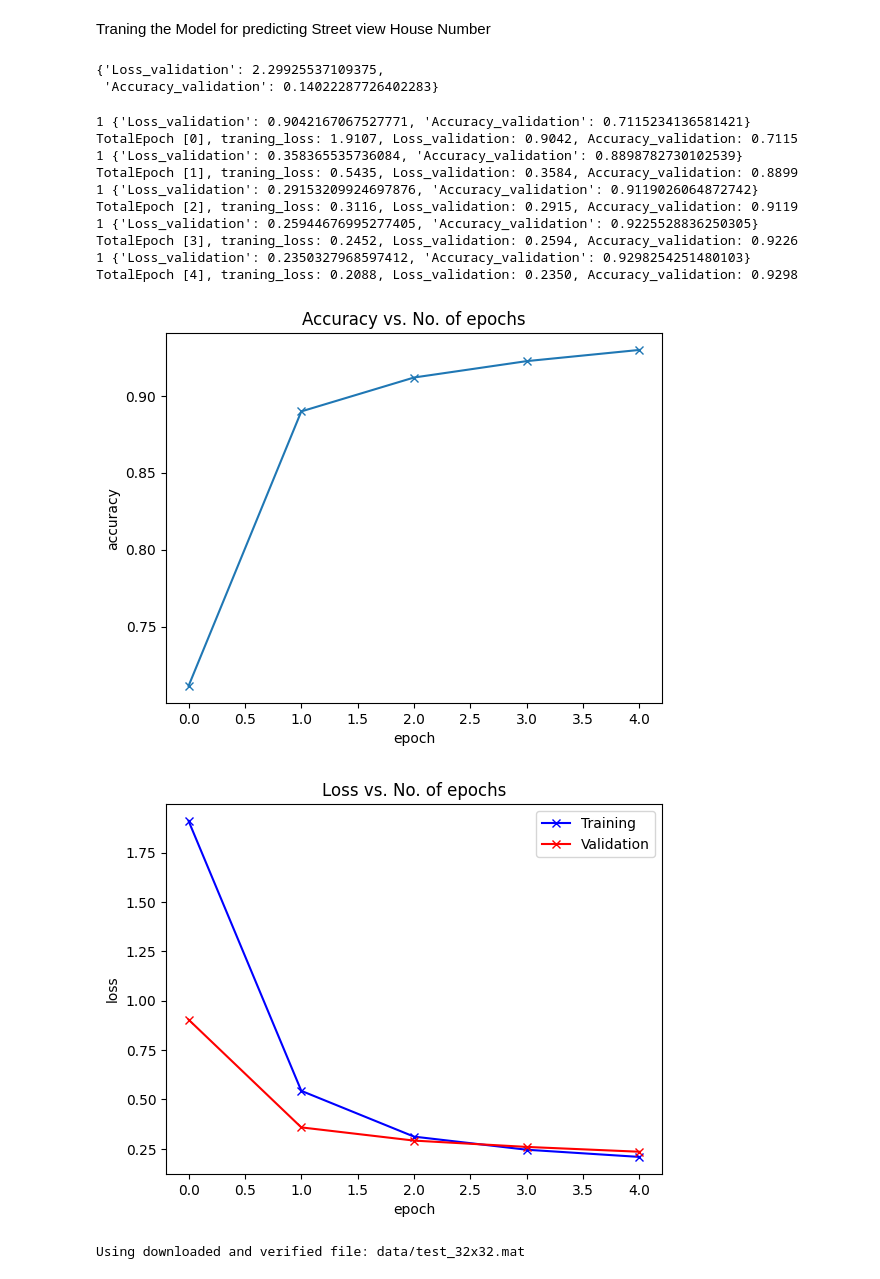
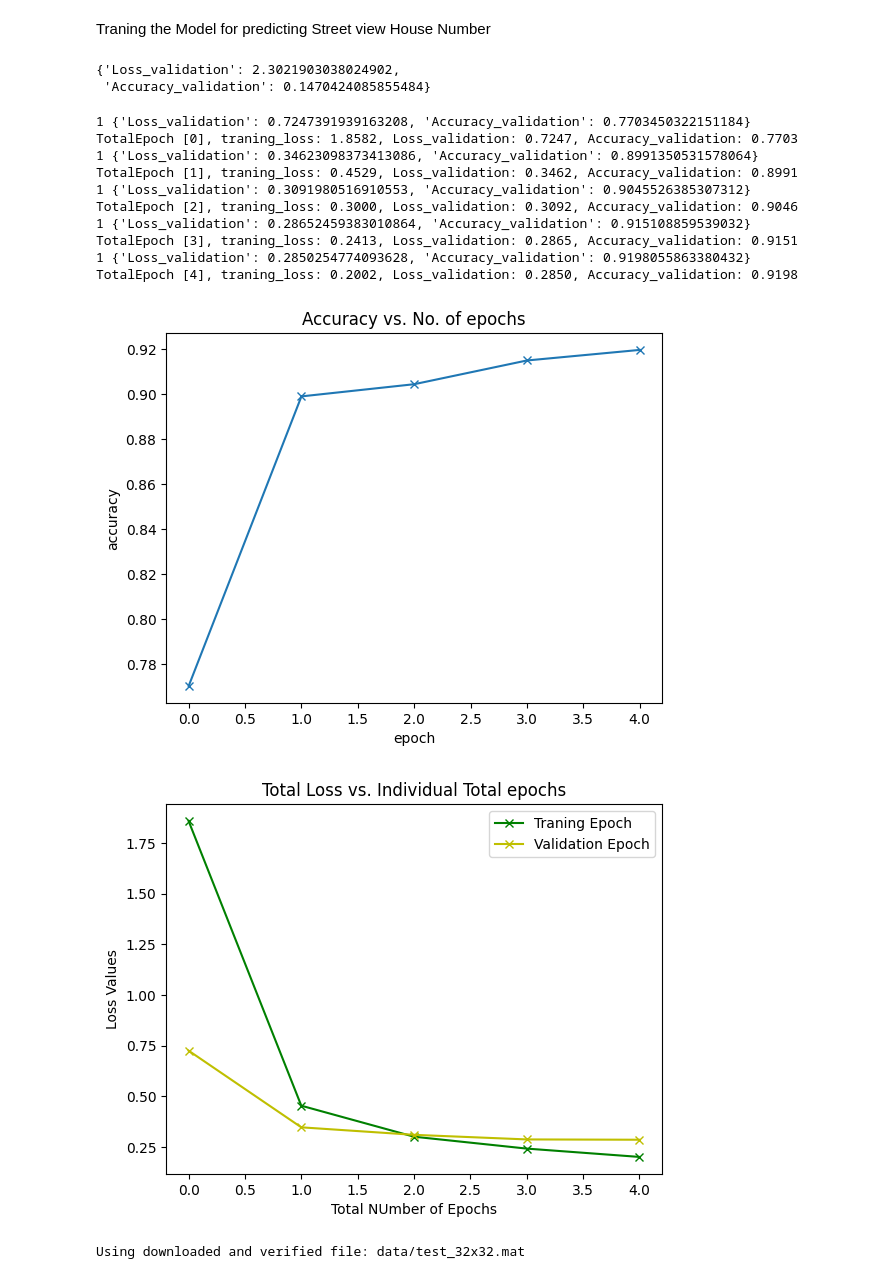
Before and after one commit to Birajpokharel11/SVHN-pictures, a Jupyter notebook: Untitled14.ipynb, the cells around one changed output. Drawn from its saved outputs; the diff is of its cells as text; code cells hidden in the pictures.

```diff
--- a/Untitled14.ipynb
+++ b/Untitled14.ipynb
@@ -36,5 +38,5 @@ torch.manual_seed(SeedValue);
 # %%
-validation_size = 5000
+validation_size = 6000
 traning_size = len(images) - validation_size
 
 traning_dataSet, validation_dataSet = random_split(images, [traning_size, validation_size])
@@ -105,7 +107,7 @@ def accuracy(outputs, labels):
 class SVHN(Classification):
     def __init__(self):
         super().__init__()
-        self.network = nn.Sequential(
+        self.cnnNetworkLayers = nn.Sequential(
             nn.Conv2d(3, 32, kernel_size=3, padding=1),
             nn.ReLU(),
             nn.Conv2d(32, 64, kernel_size=3, stride=1, padding=1),
@@ -132,7 +134,7 @@ class SVHN(Classification):
             nn.Linear(512, 10))
 
     def forward(self, xb):
-        return self.network(xb)
+        return self.cnnNetworkLayers(xb)
 # %%
 SVHNmodel = SVHN()
 SVHNmodel
@@ -237,8 +239,8 @@ graphical_model = to_devices(SVHN(), Device)
 # %%
 DataEvaluation_function(graphical_model, validation_dataLoader1)
 # %% [output]
-{'Loss_validation': 2.29925537109375,
- 'Accuracy_validation': 0.14022287726402283}
+{'Loss_validation': 2.3021903038024902,
+ 'Accuracy_validation': 0.1470424085855484}
 # %%
 number_of_epochs = 5
 optional_function = torch.optim.Adam
@@ -246,16 +248,16 @@ r = 0.001
 # %%
 Epoch_history = DataFit_function(number_of_epochs, r, graphical_model, train_loader1, validation_dataLoader1, optional_function)
 # %% [output]
-1 {'Loss_validation': 0.9042167067527771, 'Accuracy_validation': 0.7115234136581421}
-TotalEpoch [0], traning_loss: 1.9107, Loss_validation: 0.9042, Accuracy_validation: 0.7115
-1 {'Loss_validation': 0.358365535736084, 'Accuracy_validation': 0.8898782730102539}
-TotalEpoch [1], traning_loss: 0.5435, Loss_validation: 0.3584, Accuracy_validation: 0.8899
-1 {'Loss_validation': 0.29153209924697876, 'Accuracy_validation': 0.9119026064872742}
-TotalEpoch [2], traning_loss: 0.3116, Loss_validation: 0.2915, Accuracy_validation: 0.9119
-1 {'Loss_validation': 0.25944676995277405, 'Accuracy_validation': 0.9225528836250305}
-TotalEpoch [3], traning_loss: 0.2452, Loss_validation: 0.2594, Accuracy_validation: 0.9226
-1 {'Loss_validation': 0.2350327968597412, 'Accuracy_validation': 0.9298254251480103}
-TotalEpoch [4], traning_loss: 0.2088, Loss_validation: 0.2350, Accuracy_validation: 0.9298
+1 {'Loss_validation': 0.7247391939163208, 'Accuracy_validation': 0.7703450322151184}
+TotalEpoch [0], traning_loss: 1.8582, Loss_validation: 0.7247, Accuracy_validation: 0.7703
+1 {'Loss_validation': 0.34623098373413086, 'Accuracy_validation': 0.8991350531578064}
+TotalEpoch [1], traning_loss: 0.4529, Loss_validation: 0.3462, Accuracy_validation: 0.8991
+1 {'Loss_validation': 0.3091980516910553, 'Accuracy_validation': 0.9045526385307312}
+TotalEpoch [2], traning_loss: 0.3000, Loss_validation: 0.3092, Accuracy_validation: 0.9046
+1 {'Loss_validation': 0.28652459383010864, 'Accuracy_validation': 0.915108859539032}
+TotalEpoch [3], traning_loss: 0.2413, Loss_validation: 0.2865, Accuracy_validation: 0.9151
+1 {'Loss_validation': 0.2850254774093628, 'Accuracy_validation': 0.9198055863380432}
+TotalEpoch [4], traning_loss: 0.2002, Loss_validation: 0.2850, Accuracy_validation: 0.9198
 # %%
 def plot_accuracies(Epoch_history):
     accuracies = [x['Accuracy_validation'] for x in Epoch_history]
@@ -266,21 +268,21 @@ def plot_accuracies(Epoch_history):
 # %%
 plot_accuracies(Epoch_history)
 # %% [output]
-[figure, old version]
+[figure, new version]
 # %%
-def plot_losses(Epoch_history):
+def Epoch_vs_Loss(Epoch_history):
     train_losses = [x.get('traning_loss') for x in Epoch_history]
     val_losses = [x['Loss_validation'] for x in Epoch_history]
-    plt.plot(train_losses, '-bx')
-    plt.plot(val_losses, '-rx')
-    plt.xlabel('epoch')
-    plt.ylabel('loss')
-    plt.legend(['Training', 'Validation'])
-    plt.title('Loss vs. No. of epochs');
+    plt.plot(train_losses, '-gx')
+    plt.plot(val_losses, '-yx')
+    plt.xlabel('Total Number of Epochs')
+    plt.ylabel('Loss Values')
+    plt.legend(['Traning Epoch', 'Validation Epoch'])
+    plt.title('Total Loss vs. Individual Total epochs');
 # %%
-plot_losses(Epoch_history)
+Epoch_vs_Loss(Epoch_history)
 # %% [output]
-[figure, old version]
+[figure, new version]
 # %%
 test_dataset = DataSVHN(root='data/', download=True,split='test' ,transform=ToTensor())
 # %% [output]
```
Also changed, not shown: parts of 23 cells of this notebook.
